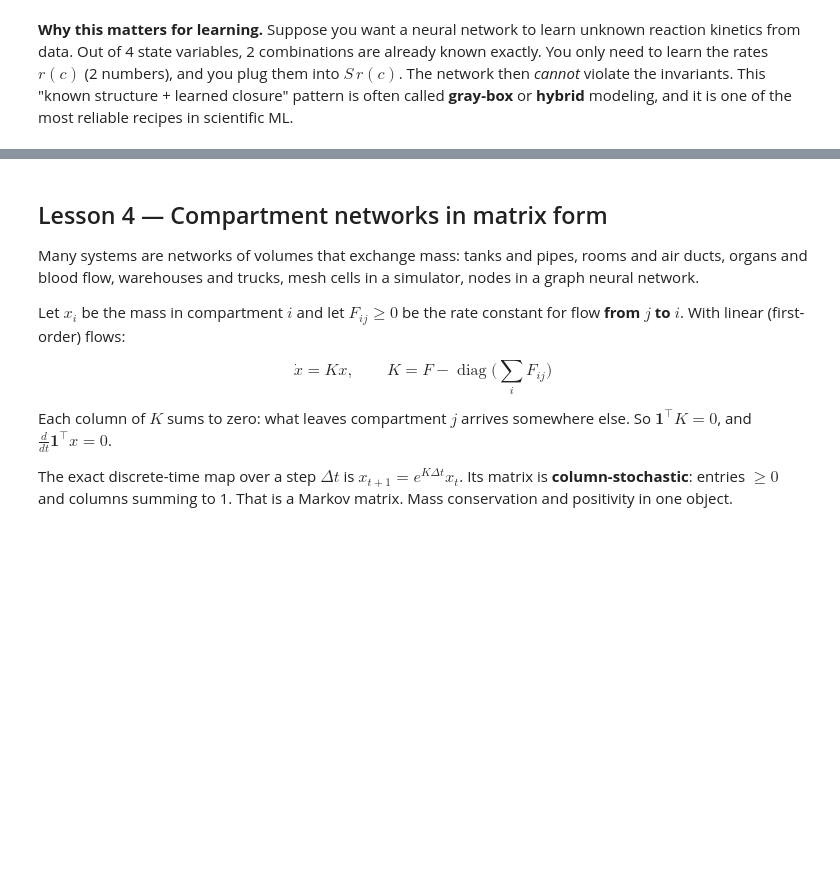
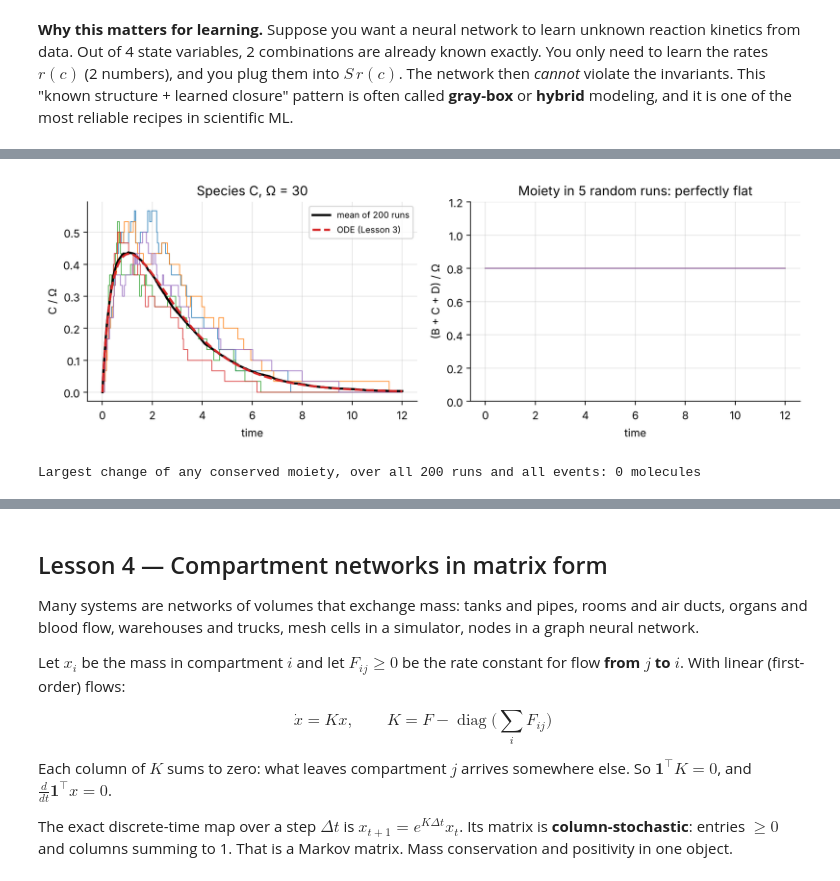
Before and after one commit to dansum/web-apps, a Jupyter notebook: notebooks/mass-balance-physical-ai/mass_balance_physical_ai.ipynb, the cells around one changed output, grey strips where cells are left out. Cells and saved outputs as stored; diff of their text form; code cells hidden in the pictures; blank space fills up the shorter version.

```diff
--- a/notebooks/mass-balance-physical-ai/mass_balance_physical_ai.ipynb
+++ b/notebooks/mass-balance-physical-ai/mass_balance_physical_ai.ipynb
@@ -375,0 +662,49 @@ one of the most reliable recipes in scientific ML.
+# %%
+def gillespie(Omega, t_end, rng):
+    x = np.array([round(1.0 * Omega), round(0.8 * Omega), 0, 0])   # molecule counts of A, B, C, D
+    t, T, X = 0.0, [0.0], [x.copy()]
+    while True:
+        a = np.array([k1 * x[0] * x[1] / Omega, k2 * x[2]])         # propensities
+        a0 = a.sum()
+        if a0 == 0:
+            break
+        t += rng.exponential(1 / a0)                               # when does the next event happen?
+        if t > t_end:
+            break
+        j = 0 if rng.random() * a0 < a[0] else 1                   # which reaction?
+        x = x + S[:, j]                                            # mass balance: apply one column of S
+        T.append(t); X.append(x.copy())
+    return np.array(T), np.array(X)
+
+def on_grid(T, X, tg):
+    return X[np.searchsorted(T, tg, side="right") - 1]            # piecewise-constant counts
+
+def ssa_ensemble(Omega, n_runs, seed=0, t_end=12.0, n_grid=300):
+    rng_g = np.random.default_rng(seed)
+    tg = np.linspace(0, t_end, n_grid)
+    runs, worst = [], 0
+    for _ in range(n_runs):
+        T, X = gillespie(Omega, t_end, rng_g)
+        worst = max(worst, np.abs(W @ X.T - (W @ X[0])[:, None]).max())   # invariant check, every event
+        runs.append(on_grid(T, X, tg))
+    return tg, np.array(runs), worst
+
+def plot_ssa(Omega, n_runs, seed=0):
+    tg, runs, worst = ssa_ensemble(Omega, n_runs, seed)
+    fig, axs = plt.subplots(1, 2)
+    for r in runs[:5]:
+        axs[0].step(tg, r[:, 2] / Omega, where="post", lw=0.8, alpha=0.8)
+    axs[0].plot(tg, runs[:, :, 2].mean(0) / Omega, c="k", lw=2, label=f"mean of {n_runs} runs")
+    axs[0].plot(batch.t, batch.y[2], c="C3", ls="--", lw=2, label="ODE (Lesson 3)")
+    axs[0].set(xlabel="time", ylabel="C / Ω", title=f"Species C, Ω = {Omega}"); axs[0].legend(fontsize=8)
+    for r in runs[:5]:
+        axs[1].step(tg, (W @ r.T).T[:, 1] / Omega, where="post", lw=0.8)
+    axs[1].set(xlabel="time", ylabel="(B + C + D) / Ω", title="Moiety in 5 random runs: perfectly flat",
+               ylim=(0, 1.2))
+    plt.tight_layout(); plt.show()
+    print(f"Largest change of any conserved moiety, over all {n_runs} runs and all events: {worst} molecules")
+
+plot_ssa(Omega=30, n_runs=200)
+# %% [output]
+[figure, added]
+Largest change of any conserved moiety, over all 200 runs and all events: 0 molecules
```
Also changed, not shown: parts of 25 cells of this notebook, 1 other file.
